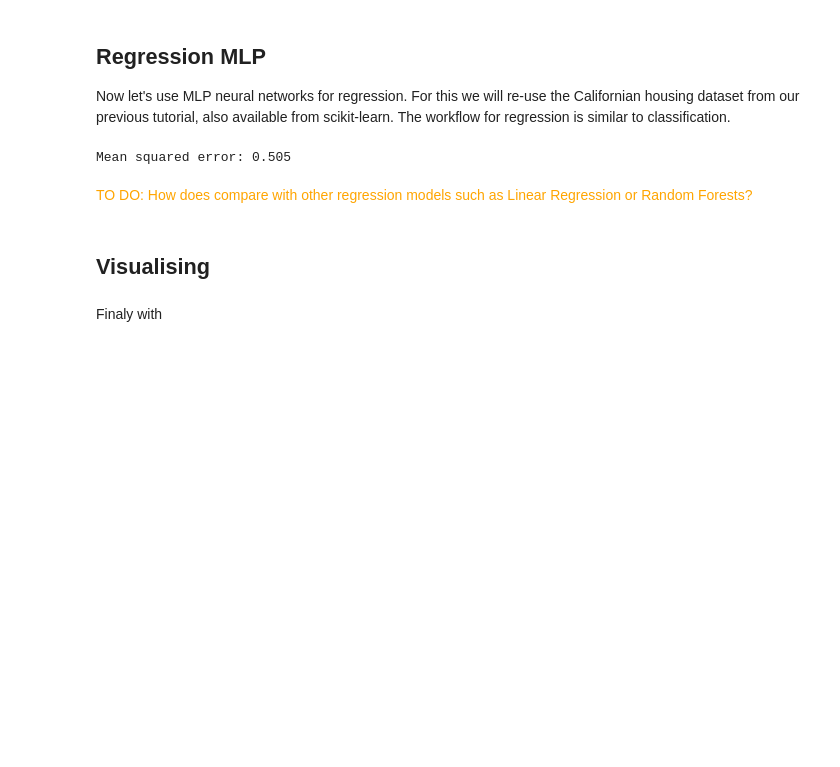
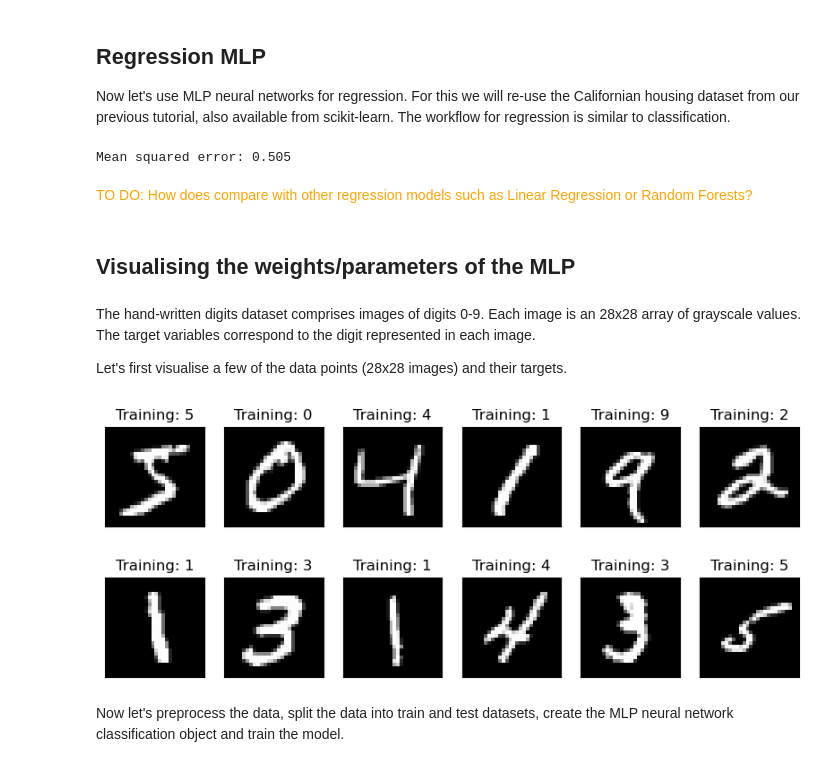
Before and after one commit to mdr-datascience/edu-repo, a Jupyter notebook: Python_ScikitLearn/scikitlearn-tutorial-3.ipynb, the cells around one changed output. Cells and saved outputs as stored; diff of their text form; code cells hidden in the pictures; blank space fills up the shorter version.

Commit message:
add weights visualisation

```diff
--- a/Python_ScikitLearn/scikitlearn-tutorial-3.ipynb
+++ b/Python_ScikitLearn/scikitlearn-tutorial-3.ipynb
@@ -135,7 +135,29 @@ print(f'Mean squared error: {rmse:.3f}')
 Mean squared error: 0.505
 # %% [markdown]
 <span style="color:orange">TO DO: How does compare with other regression models such as Linear Regression or Random Forests?</span>
-# %% [markdown]
-## Visualising
-# %% [markdown]
-Finaly with
+# %% [markdown]
+## Visualising the weights/parameters of the MLP
+# %% [markdown]
+The hand-written digits dataset comprises images of digits 0-9. Each image is an 28x28 array of grayscale values. The target variables correspond to the digit represented in each image.
+
+Let's first visualise a few of the data points (28x28 images) and their targets.
+# %%
+# Import digit dataset
+from sklearn.datasets import fetch_openml
+
+# Load data from https://www.openml.org/d/554
+X, y = fetch_openml("mnist_784", version=1, return_X_y=True, as_frame=False)
+
+# Visualise the first datapoints (images) and labels
+_, axes = plt.subplots(nrows=2, ncols=6, figsize=(10, 4))
+for ax, image, label in zip(axes.ravel(), X, y):
+    ax.matshow(image.reshape(28, 28), cmap=plt.cm.gray)
+    ax.set_title("Training: %s" % label)
+    ax.set_xticks(())
+    ax.set_yticks(())
+
+plt.show()
+# %% [output]
+[figure, added]
+# %% [markdown]
+Now let's preprocess the data, split the data into train and test datasets, create the MLP neural network classification object and train the model.
```
Also changed, not shown: parts of 5 cells of this notebook.
